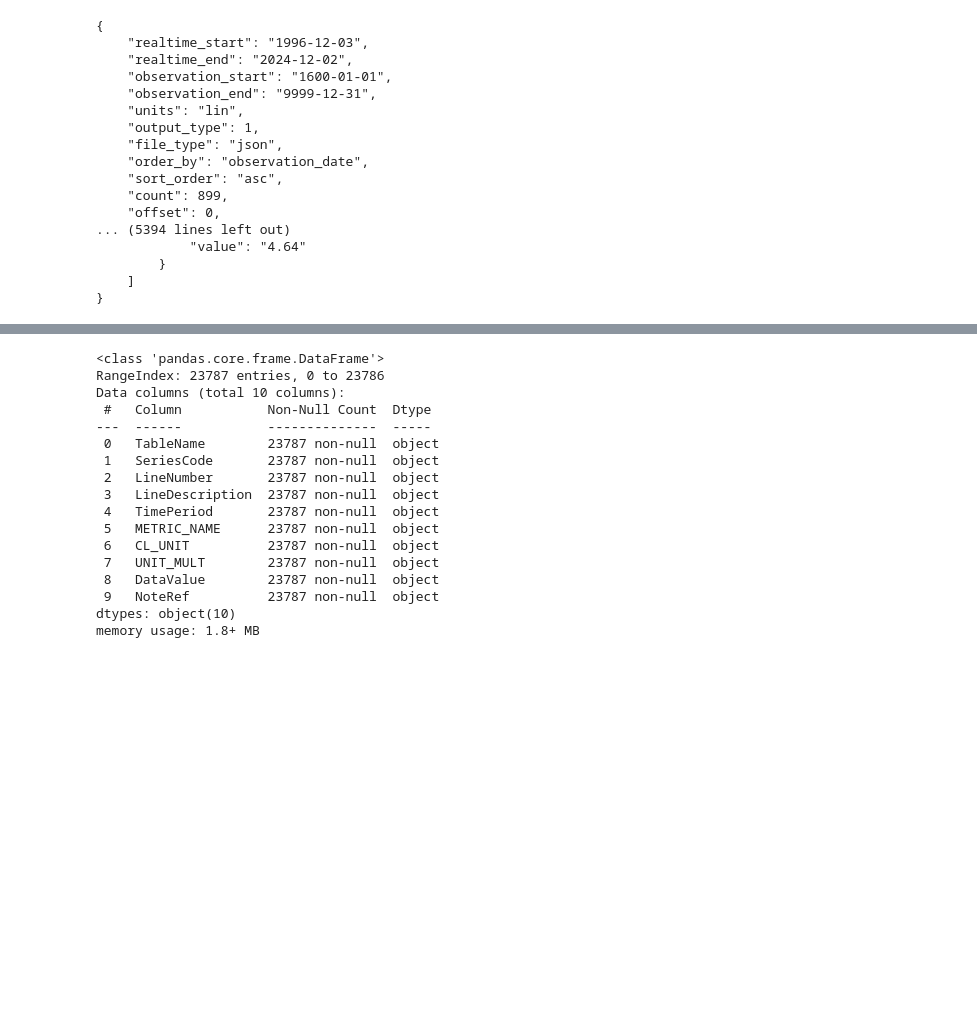
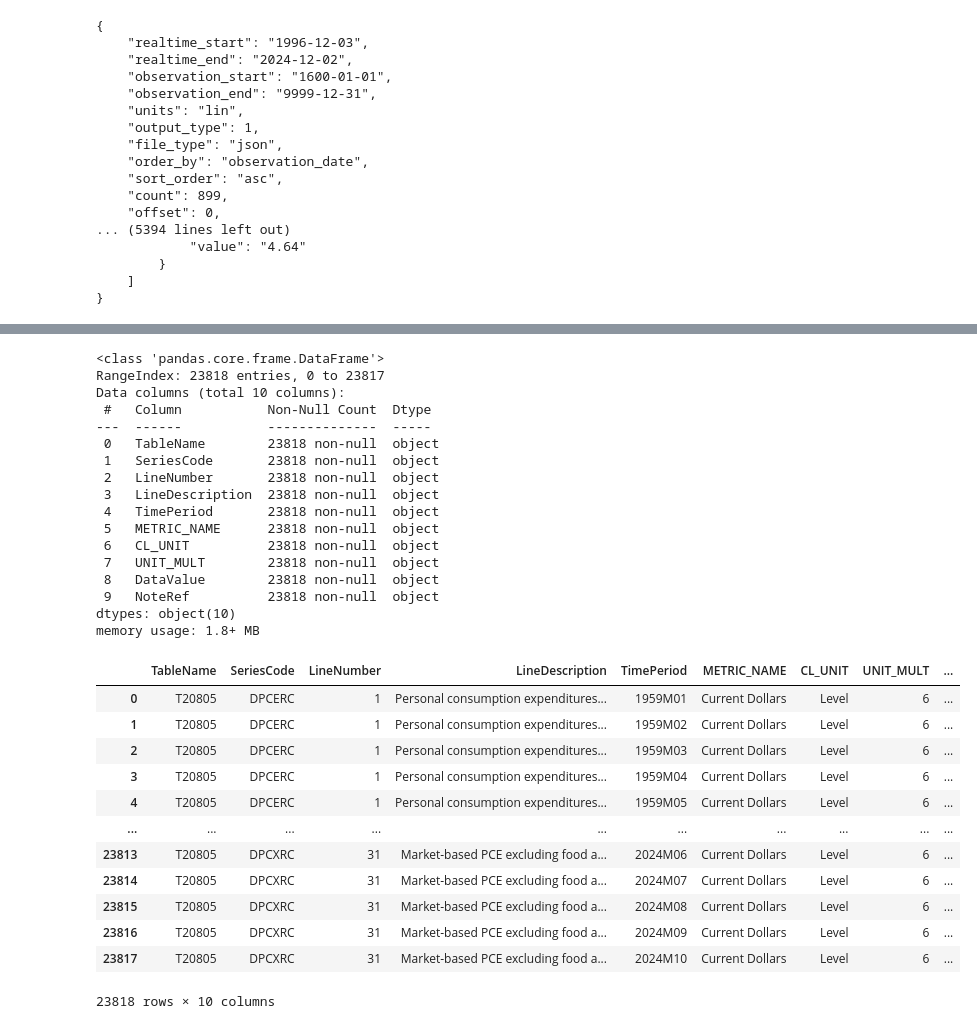
Before and after one commit to afrenchee/AI_BOOTCAMP_Group_Project_2, a Jupyter notebook: api_use.ipynb, the cells around one changed output, grey strips where cells are left out. Drawn from its saved outputs; the diff is of its cells as text; code cells hidden in the pictures; blank space fills up the shorter version.

```diff
--- a/api_use.ipynb
+++ b/api_use.ipynb
@@ -30,7 +30,8 @@ series_id_date="series_id=FEDFUNDS&realtime_start=1996-12-03&realtime_end=2024-1
 # Build URL for FRED
 fred_query_url=fred_base_url+series_id_date+"api_key="+FRED_API_KEY+"&file_type=json"
 # %%
-bea_query_url = "https://apps.bea.gov/api/data/?&UserID="+BEA_API_KEY+"&method=GetData&DataSetName=NIPA&TableName=T20807&Frequency=M&Year=ALL&ResultFormat=json"
+bea_query_url = "https://apps.bea.gov/api/data/?&UserID="+BEA_API_KEY+"&method=GetData&DataSetName=NIPA&TableName=T20805&Frequency=M&Year=ALL&ResultFormat=json"
+#T20305 or T20805
 # %%
 fred_response_data = requests.get(fred_query_url)
 fred_data = fred_response_data.json()
@@ -85,22 +130,38 @@ bea_df = pd.json_normalize(bea_data["BEAAPI"]["Results"]["Data"])
 bea_df.info()
 # %% [output]
 <class 'pandas.core.frame.DataFrame'>
-RangeIndex: 23787 entries, 0 to 23786
+RangeIndex: 23818 entries, 0 to 23817
 Data columns (total 10 columns):
  #   Column           Non-Null Count  Dtype
 ---  ------           --------------  -----
- 0   TableName        23787 non-null  object
- 1   SeriesCode       23787 non-null  object
- 2   LineNumber       23787 non-null  object
- 3   LineDescription  23787 non-null  object
- 4   TimePeriod       23787 non-null  object
- 5   METRIC_NAME      23787 non-null  object
- 6   CL_UNIT          23787 non-null  object
- 7   UNIT_MULT        23787 non-null  object
- 8   DataValue        23787 non-null  object
- 9   NoteRef          23787 non-null  object
+ 0   TableName        23818 non-null  object
+ 1   SeriesCode       23818 non-null  object
+ 2   LineNumber       23818 non-null  object
+ 3   LineDescription  23818 non-null  object
+ 4   TimePeriod       23818 non-null  object
+ 5   METRIC_NAME      23818 non-null  object
+ 6   CL_UNIT          23818 non-null  object
+ 7   UNIT_MULT        23818 non-null  object
+ 8   DataValue        23818 non-null  object
+ 9   NoteRef          23818 non-null  object
 dtypes: object(10)
 memory usage: 1.8+ MB
+# %%
+bea_df
+# %% [output]
+|  | TableName | SeriesCode | LineNumber | LineDescription | TimePeriod | METRIC_NAME | CL_UNIT | UNIT_MULT | ... |
+| 0 | T20805 | DPCERC | 1 | Personal consumption expenditures... | 1959M01 | Current Dollars | Level | 6 | ... |
+| 1 | T20805 | DPCERC | 1 | Personal consumption expenditures... | 1959M02 | Current Dollars | Level | 6 | ... |
+| 2 | T20805 | DPCERC | 1 | Personal consumption expenditures... | 1959M03 | Current Dollars | Level | 6 | ... |
+| 3 | T20805 | DPCERC | 1 | Personal consumption expenditures... | 1959M04 | Current Dollars | Level | 6 | ... |
+| 4 | T20805 | DPCERC | 1 | Personal consumption expenditures... | 1959M05 | Current Dollars | Level | 6 | ... |
+| ... | ... | ... | ... | ... | ... | ... | ... | ... | ... |
+| 23813 | T20805 | DPCXRC | 31 | Market-based PCE excluding food a... | 2024M06 | Current Dollars | Level | 6 | ... |
+| 23814 | T20805 | DPCXRC | 31 | Market-based PCE excluding food a... | 2024M07 | Current Dollars | Level | 6 | ... |
+| 23815 | T20805 | DPCXRC | 31 | Market-based PCE excluding food a... | 2024M08 | Current Dollars | Level | 6 | ... |
+| 23816 | T20805 | DPCXRC | 31 | Market-based PCE excluding food a... | 2024M09 | Current Dollars | Level | 6 | ... |
+| 23817 | T20805 | DPCXRC | 31 | Market-based PCE excluding food a... | 2024M10 | Current Dollars | Level | 6 | ... |
+23818 rows × 10 columns
 # %%
 bea_test=bea_df['TimePeriod'].str.split('M')
 
```
Also changed, not shown: parts of 15 cells of this notebook, 1 other file.
